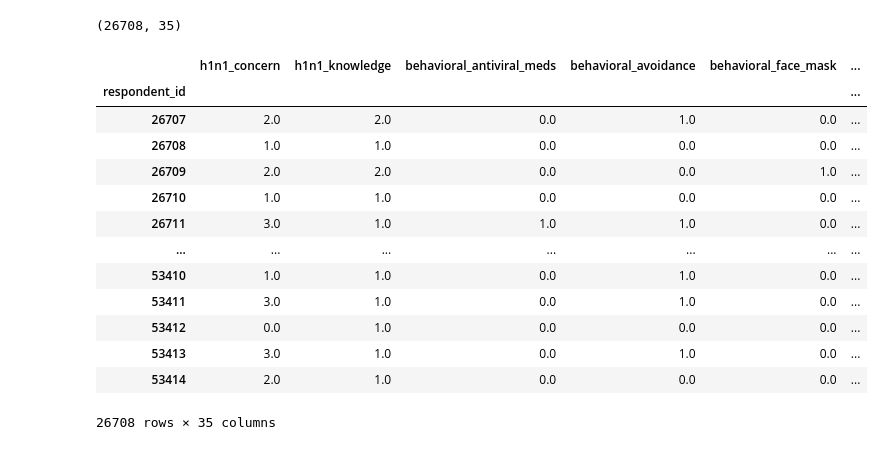
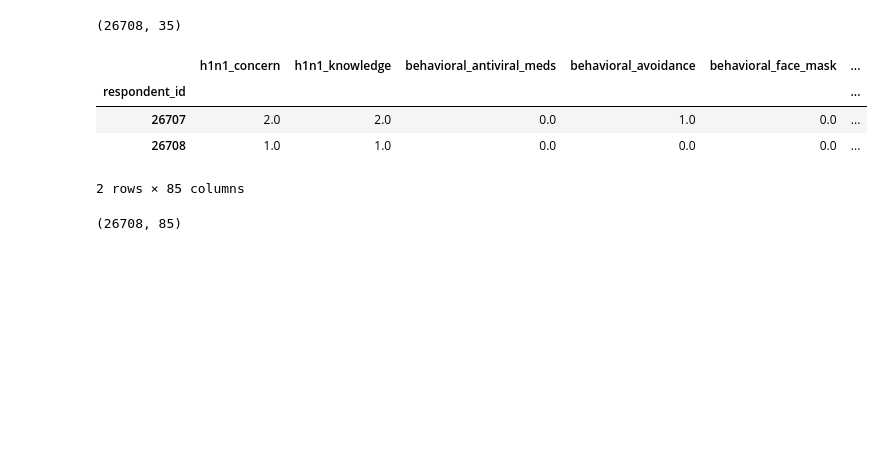
Before and after one commit to koadegno/predict-flu-vaccines, a Jupyter notebook: data_analysis.ipynb, the cells around one changed output. Drawn from its saved outputs; the diff is of its cells as text; code cells hidden in the pictures; blank space fills up the shorter version.

Commit message:
logistic regression with PCA data done

```diff
--- a/data_analysis.ipynb
+++ b/data_analysis.ipynb
@@ -404,6 +422,32 @@ plt.show()
 [figure]
 # %% [markdown]
 - No strong correlation between features and labels ( > 0.5) so I will not remove any features
+# %%
+def preprocessing1(data_df, ordinal_encoder, features_list_to_drop=correlation_df["Feature2"]):
+    nominal_feature_list = [
+        "age_group",
+        "education",
+        "race",
+        "sex",
+        "marital_status",
+        "rent_or_own",
+        "employment_status",
+        "hhs_geo_region",
+        "census_msa",
+        "employment_industry",
+        "employment_occupation",
+    ]
+    ordinal_feature_list = ["income_poverty"]
+    # Nominal feature transformations
+    data_df = pd.get_dummies(data=data_df, columns=nominal_feature_list)
+
+    # Ordinal feature transformations
+    data_df[ordinal_feature_list] = ordinal_encoder.transform(data_df[ordinal_feature_list])
+
+    # Dropping features
+    data_df.drop(features_list_to_drop, axis="columns", inplace=True)
+
+    return data_df
 # %% [markdown]
 #### Feature Reduction
 # %% [markdown]
@@ -537,5 +587,5 @@ def make_submission_format(
     return submission_df
 # %%
-test_set_df = pd.read_csv("data/test_set_features.csv", encoding="utf-8")
-test_set_df = test_set_df.set_index("respondent_id")
+submission_df = pd.read_csv("data/test_set_features.csv", encoding="utf-8")
+submission_df = submission_df.set_index("respondent_id")
 # %%
@@ -543,20 +593,15 @@ test_set_df.shape
 # %% [output]
 (26708, 35)
-# %%
-# Tu dois enlever les columns que tu avais enlever avant et faire le meme preprocessing
-test_set_df
-# %% [output]
-|  | h1n1_concern | h1n1_knowledge | behavioral_antiviral_meds | behavioral_avoidance | behavioral_face_mask | ... |
-| respondent_id |  |  |  |  |  | ... |
-| 26707 | 2.0 | 2.0 | 0.0 | 1.0 | 0.0 | ... |
-| 26708 | 1.0 | 1.0 | 0.0 | 0.0 | 0.0 | ... |
-| 26709 | 2.0 | 2.0 | 0.0 | 0.0 | 1.0 | ... |
-| 26710 | 1.0 | 1.0 | 0.0 | 0.0 | 0.0 | ... |
-| 26711 | 3.0 | 1.0 | 1.0 | 1.0 | 0.0 | ... |
-| ... | ... | ... | ... | ... | ... | ... |
-| 53410 | 1.0 | 1.0 | 0.0 | 1.0 | 0.0 | ... |
-| 53411 | 3.0 | 1.0 | 0.0 | 1.0 | 0.0 | ... |
-| 53412 | 0.0 | 1.0 | 0.0 | 0.0 | 0.0 | ... |
-| 53413 | 3.0 | 1.0 | 0.0 | 1.0 | 0.0 | ... |
-| 53414 | 2.0 | 1.0 | 0.0 | 0.0 | 0.0 | ... |
-26708 rows × 35 columns
+# %%
+submission_df = preprocessing1(submission_df, ordinal_encoder=enc)
+submission_df.head(2)
+# %% [output]
+|  | h1n1_concern | h1n1_knowledge | behavioral_antiviral_meds | behavioral_avoidance | behavioral_face_mask | ... |
+| respondent_id |  |  |  |  |  | ... |
+| 26707 | 2.0 | 2.0 | 0.0 | 1.0 | 0.0 | ... |
+| 26708 | 1.0 | 1.0 | 0.0 | 0.0 | 0.0 | ... |
+2 rows × 85 columns
+# %%
+submission_df.shape
+# %% [output]
+(26708, 85)
```
Also changed, not shown: parts of 31 cells of this notebook.
